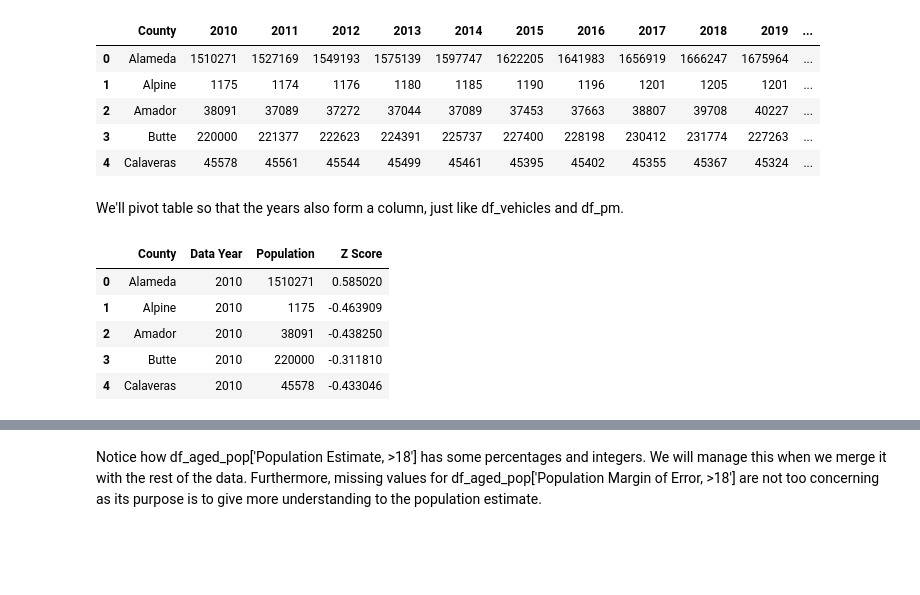
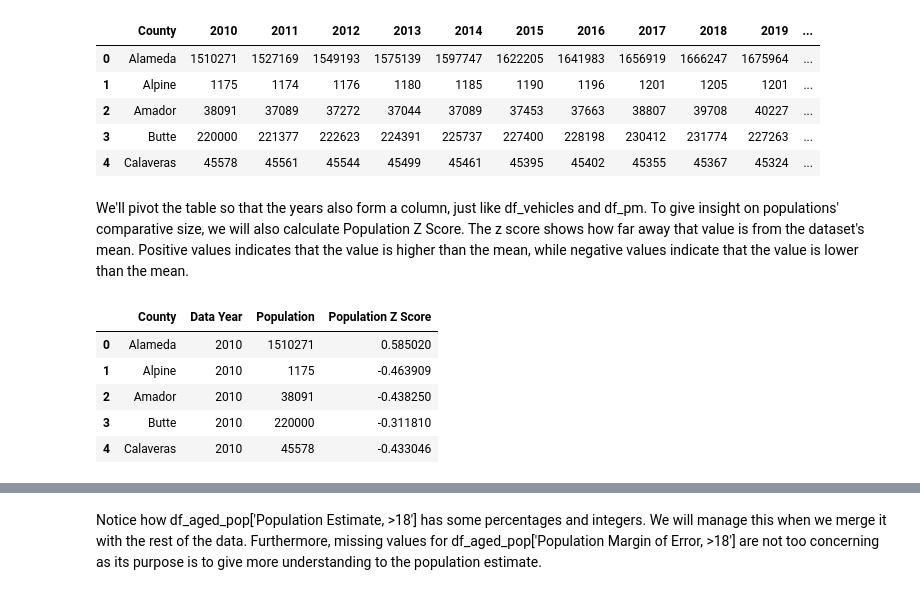
Before and after one commit to kellerl7/SIADS_Milestone_1, a Jupyter notebook: 19-btschmid-claris-lucaskel-kr_backup.ipynb, the cells around one changed output, grey strips where cells are left out. Drawn from its saved outputs; the diff is of its cells as text; code cells hidden in the pictures; blank space fills up the shorter version.

```diff
--- a/19-btschmid-claris-lucaskel-kr_backup.ipynb
+++ b/19-btschmid-claris-lucaskel-kr_backup.ipynb
@@ -637,20 +651,21 @@ total_pop_df.head()
 | 3 | Butte | 220000 | 221377 | 222623 | 224391 | 225737 | 227400 | 228198 | 230412 | 231774 | 227263 | ... |
 | 4 | Calaveras | 45578 | 45561 | 45544 | 45499 | 45461 | 45395 | 45402 | 45355 | 45367 | 45324 | ... |
 # %% [markdown]
-We'll pivot table so that the years also form a column, just like df_vehicles and df_pm.
+We'll pivot the table so that the years also form a column, just like df_vehicles and df_pm.
+To give insight on populations' comparative size, we will also calculate Population Z Score. The z score shows how far away that value is from the dataset's mean. Positive values indicates that the value is higher than the mean, while negative values indicate that the value is lower than the mean.
 # %%
 df_pop = pd.melt(total_pop_df, id_vars=['County'], var_name='Year', value_name='Population')
 df_pop['Year'] = df_pop['Year'].str.replace(":", "", regex=False)
 df_pop.rename(columns={'Year': 'Data Year'}, inplace=True)
 # converting the 'Population' column to numeric
 df_pop['Population'] = pd.to_numeric(df_pop['Population'], errors='coerce')
 # calculating the Z-score for the 'Population' column
-df_pop['Z Score'] = zscore(df_pop['Population'])
+df_pop['Population Z Score'] = zscore(df_pop['Population'])
 # formatting Data Year to integer
 df_pop['Data Year'] = df_pop['Data Year'].astype(int)
 df_pop.head()
 # %% [output]
-|  | County | Data Year | Population | Z Score |
+|  | County | Data Year | Population | Population Z Score |
 | 0 | Alameda | 2010 | 1510271 | 0.585020 |
 | 1 | Alpine | 2010 | 1175 | -0.463909 |
 | 2 | Amador | 2010 | 38091 | -0.438250 |
```
Also changed, not shown: parts of 15 cells of this notebook, 2 other files.
